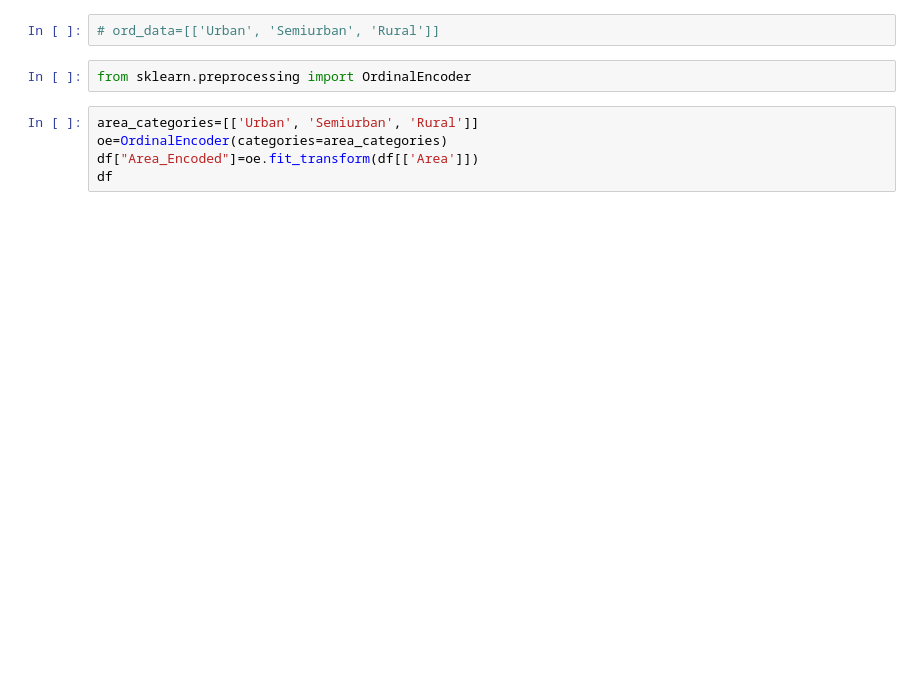
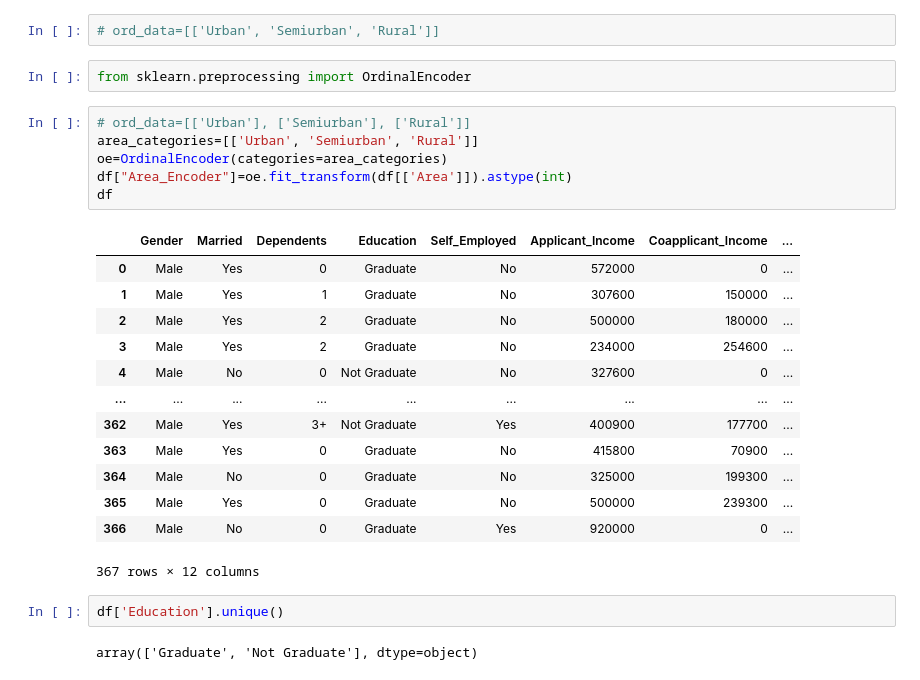
Before and after one commit to UtkarshGupta048/Data-Analytics, a Jupyter notebook: Loan_dataset.ipynb, the cells around one changed output. Drawn from its saved outputs; the diff is of its cells as text; blank space fills up the shorter version.

```diff
--- a/Loan_dataset.ipynb
+++ b/Loan_dataset.ipynb
@@ -95,7 +257,26 @@ df["Area"].unique()
 # %%
 from sklearn.preprocessing import OrdinalEncoder
 # %%
+# ord_data=[['Urban'], ['Semiurban'], ['Rural']]
 area_categories=[['Urban', 'Semiurban', 'Rural']]
 oe=OrdinalEncoder(categories=area_categories)
-df["Area_Encoded"]=oe.fit_transform(df[['Area']])
+df["Area_Encoder"]=oe.fit_transform(df[['Area']]).astype(int)
 df
+# %% [output]
+|  | Gender | Married | Dependents | Education | Self_Employed | Applicant_Income | Coapplicant_Income | ... |
+| 0 | Male | Yes | 0 | Graduate | No | 572000 | 0 | ... |
+| 1 | Male | Yes | 1 | Graduate | No | 307600 | 150000 | ... |
+| 2 | Male | Yes | 2 | Graduate | No | 500000 | 180000 | ... |
+| 3 | Male | Yes | 2 | Graduate | No | 234000 | 254600 | ... |
+| 4 | Male | No | 0 | Not Graduate | No | 327600 | 0 | ... |
+| ... | ... | ... | ... | ... | ... | ... | ... | ... |
+| 362 | Male | Yes | 3+ | Not Graduate | Yes | 400900 | 177700 | ... |
+| 363 | Male | Yes | 0 | Graduate | No | 415800 | 70900 | ... |
+| 364 | Male | No | 0 | Graduate | No | 325000 | 199300 | ... |
+| 365 | Male | Yes | 0 | Graduate | No | 500000 | 239300 | ... |
+| 366 | Male | No | 0 | Graduate | Yes | 920000 | 0 | ... |
+367 rows × 12 columns
+# %%
+df['Education'].unique()
+# %% [output]
+array(['Graduate', 'Not Graduate'], dtype=object)
```
Also changed, not shown: parts of 41 cells of this notebook.
